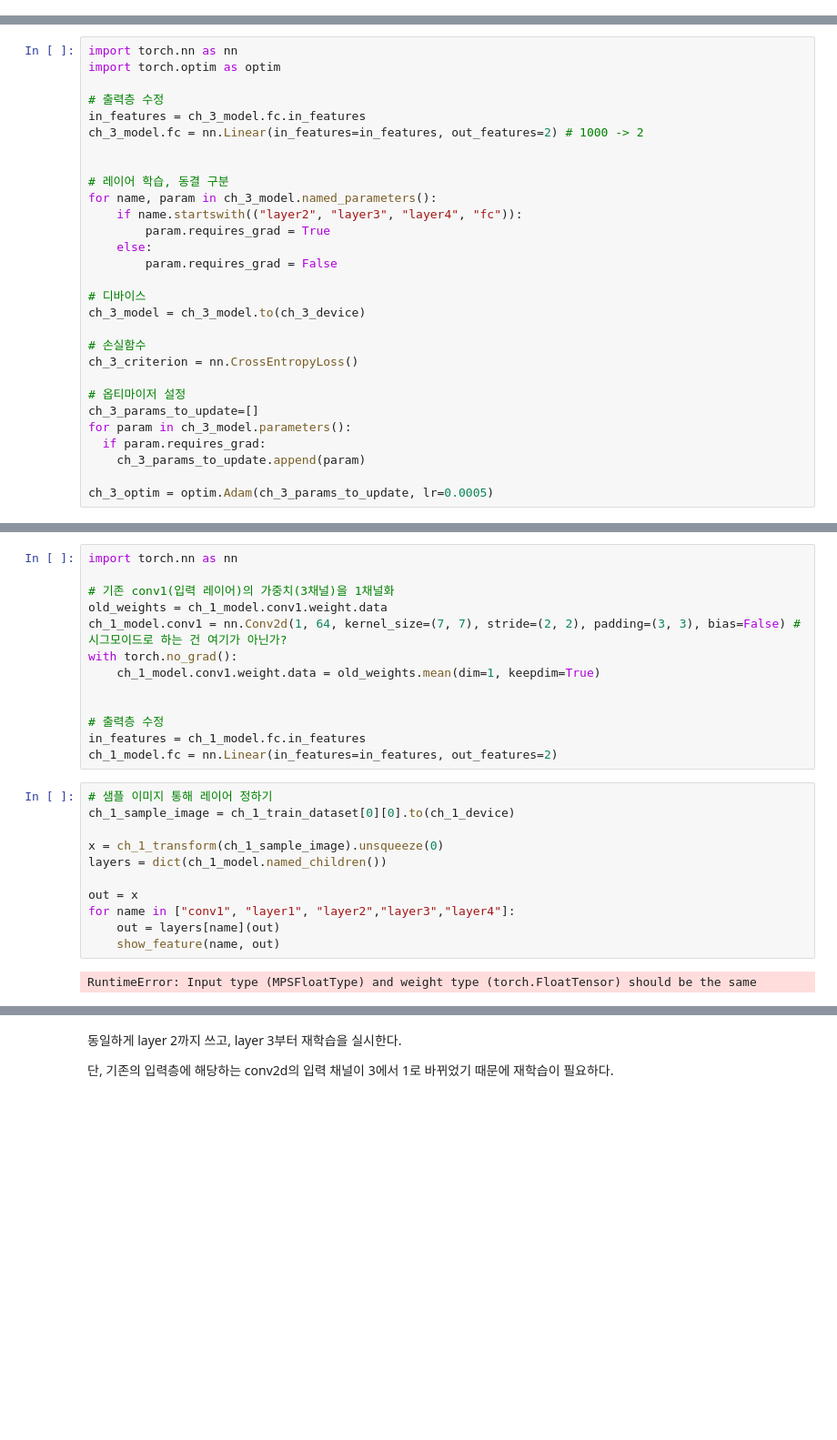
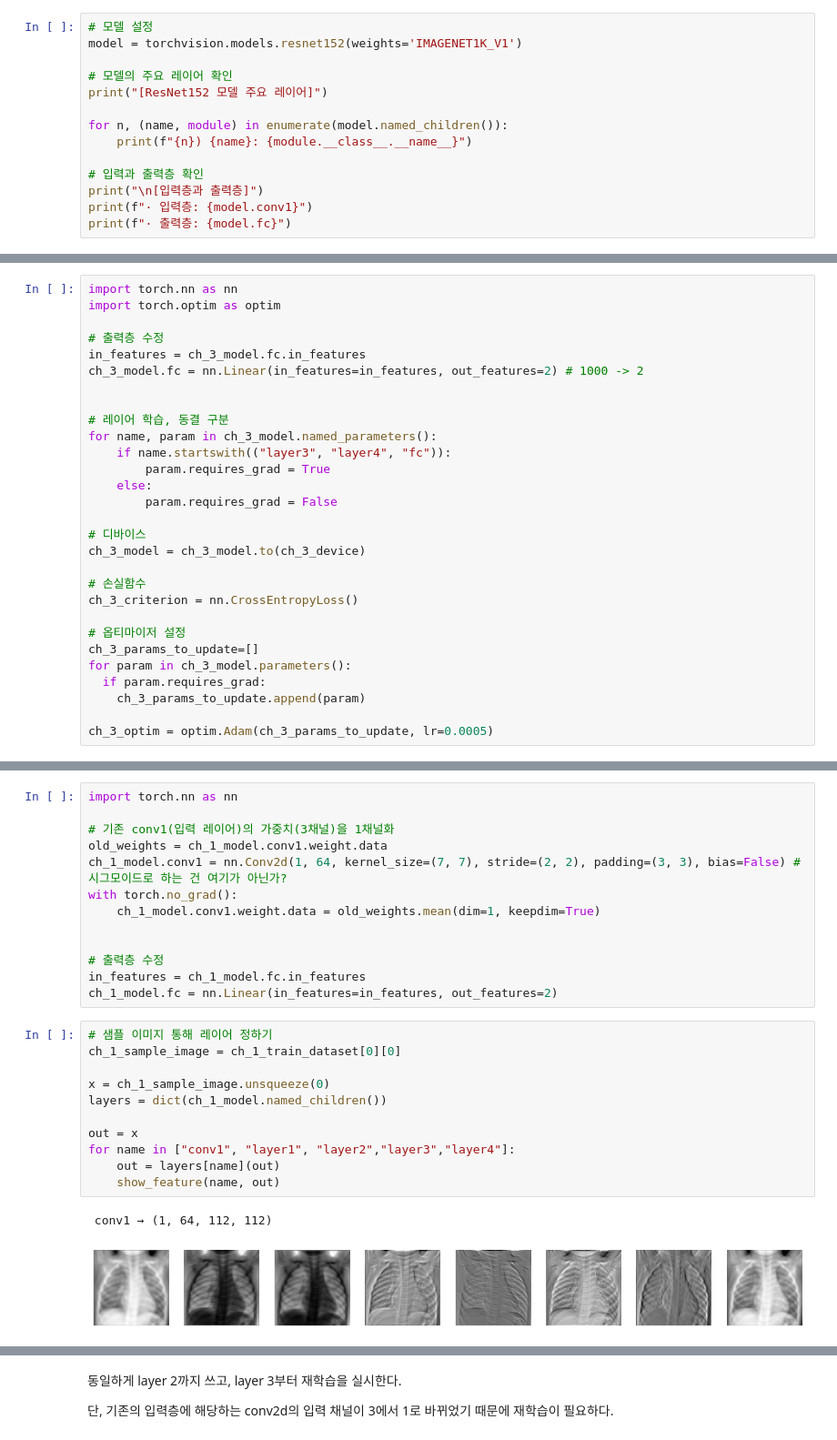
Before and after one commit to wonbywondev/ML-DL, a Jupyter notebook: 06_DL_Tuning/06_Xray.ipynb, the cells around one changed output, grey strips where cells are left out. Shown at 91% size. Saved outputs shown, nothing was run; the diff lists cells and outputs as text; blank space fills up the shorter version.

```diff
--- a/06_DL_Tuning/06_Xray.ipynb
+++ b/06_DL_Tuning/06_Xray.ipynb
@@ -197,0 +161,14 @@ plt.show()
+# %%
+# 모델 설정
+model = torchvision.models.resnet152(weights='IMAGENET1K_V1')
+
+# 모델의 주요 레이어 확인
+print("[ResNet152 모델 주요 레이어]")
+
+for n, (name, module) in enumerate(model.named_children()):
+    print(f"{n}) {name}: {module.__class__.__name__}")
+
+# 입력과 출력층 확인
+print("\n[입력층과 출력층]")
+print(f"· 입력층: {model.conv1}")
+print(f"· 출력층: {model.fc}")
@@ -345,7 +348,7 @@ ch_3_model.fc = nn.Linear(in_features=in_features, out_features=2) # 1000 -> 2
 
 # 레이어 학습, 동결 구분
 for name, param in ch_3_model.named_parameters():
-    if name.startswith(("layer2", "layer3", "layer4", "fc")):
+    if name.startswith(("layer3", "layer4", "fc")):
         param.requires_grad = True
     else:
         param.requires_grad = False
@@ -529,14 +520,15 @@ in_features = ch_1_model.fc.in_features
 ch_1_model.fc = nn.Linear(in_features=in_features, out_features=2)
 # %%
 # 샘플 이미지 통해 레이어 정하기
-ch_1_sample_image = ch_1_train_dataset[0][0].to(ch_1_device)
+ch_1_sample_image = ch_1_train_dataset[0][0]
 
-x = ch_1_transform(ch_1_sample_image).unsqueeze(0)
+x = ch_1_sample_image.unsqueeze(0)
 layers = dict(ch_1_model.named_children())
 
 out = x
 for name in ["conv1", "layer1", "layer2","layer3","layer4"]:
     out = layers[name](out)
     show_feature(name, out)
 # %% [output]
-RuntimeError: Input type (MPSFloatType) and weight type (torch.FloatTensor) should be the same
+ conv1 → (1, 64, 112, 112)
+[figure, added]
```
Also changed, not shown: parts of 23 cells of this notebook.
